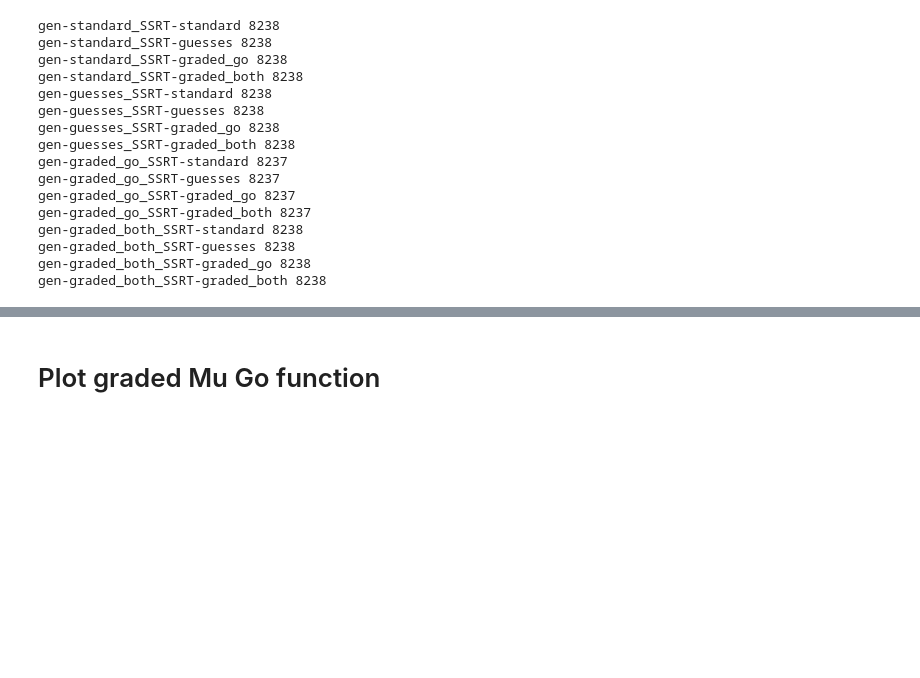
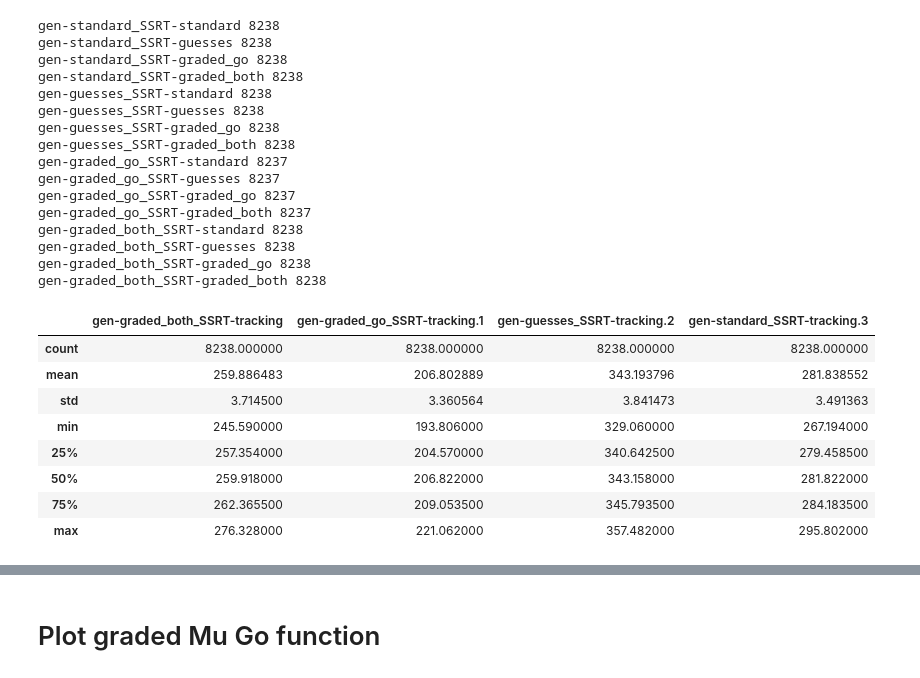
Before and after one commit to henrymj/ABCD_simulations, a Jupyter notebook: 1display_results_SSRTscale-0-RTscale-0.ipynb, the cells around one changed output, grey strips where cells are left out. Drawn from its saved outputs; the diff is of its cells as text; code cells hidden in the pictures; blank space fills up the shorter version.

Commit message:
add mean SSRT estimates across generating models

```diff
--- a/1display_results_SSRTscale-0-RTscale-0.ipynb
+++ b/1display_results_SSRTscale-0-RTscale-0.ipynb
@@ -331,3 +331,15 @@ gen-graded_both_SSRT-standard 8238
 gen-graded_both_SSRT-guesses 8238
 gen-graded_both_SSRT-graded_go 8238
 gen-graded_both_SSRT-graded_both 8238
+# %%
+ssrt_df.filter(regex='SSRT-tracking').describe()
+# %% [output]
+|  | gen-graded_both_SSRT-tracking | gen-graded_go_SSRT-tracking.1 | gen-guesses_SSRT-tracking.2 | gen-standard_SSRT-tracking.3 |
+| count | 8238.000000 | 8238.000000 | 8238.000000 | 8238.000000 |
+| mean | 259.886483 | 206.802889 | 343.193796 | 281.838552 |
+| std | 3.714500 | 3.360564 | 3.841473 | 3.491363 |
+| min | 245.590000 | 193.806000 | 329.060000 | 267.194000 |
+| 25% | 257.354000 | 204.570000 | 340.642500 | 279.458500 |
+| 50% | 259.918000 | 206.822000 | 343.158000 | 281.822000 |
+| 75% | 262.365500 | 209.053500 | 345.793500 | 284.183500 |
+| max | 276.328000 | 221.062000 | 357.482000 | 295.802000 |
```
Also changed, not shown: parts of 2 cells of this notebook, 3 other files.
